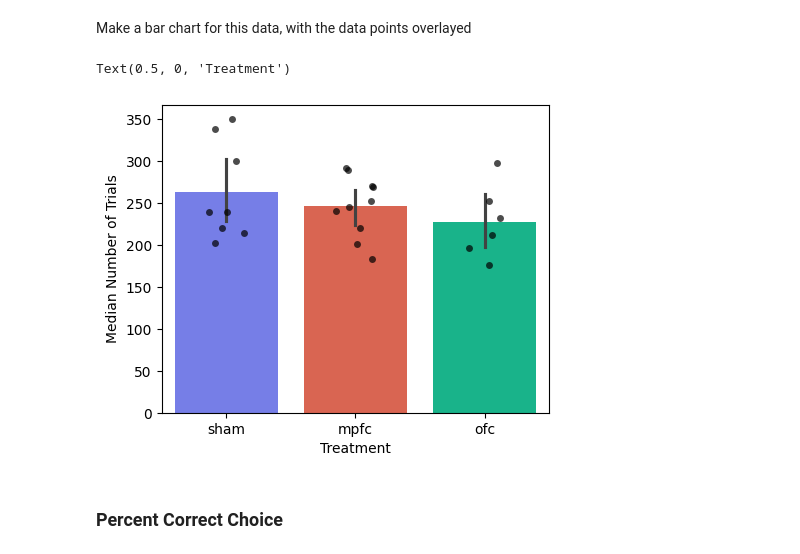
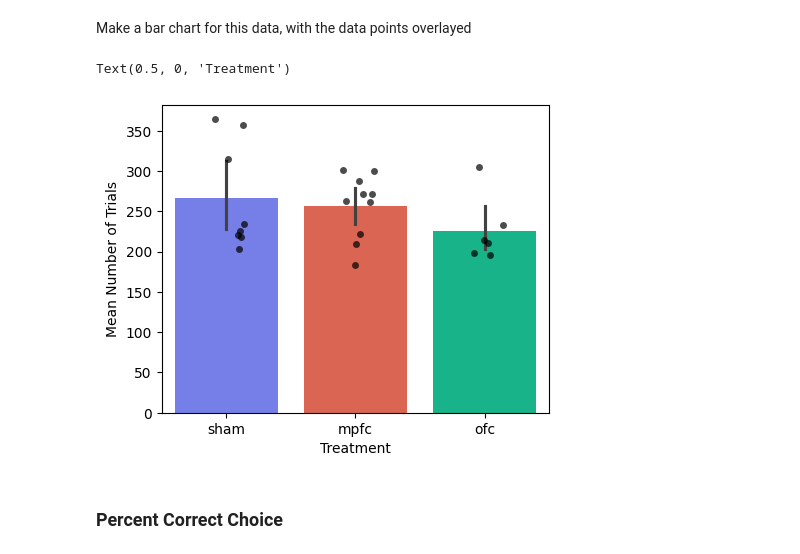
Before and after one commit to BenjoLiving/matching-pennies, a Jupyter notebook: matching_pennies/analysis/experiments/lesion_study_normal.ipynb, the cells around one changed output. Cells and saved outputs as stored; diff of their text form; code cells hidden in the pictures.

```diff
--- a/matching_pennies/analysis/experiments/lesion_study_normal.ipynb
+++ b/matching_pennies/analysis/experiments/lesion_study_normal.ipynb
@@ -1118,3 +1086,9 @@ shape: (24, 3)
+# %%
+max_trials = (
+    sdf
+    .group_by(["treatment", "animal_id"])
+    .agg(mean_trials = pl.mean("NumTrials"))
+)
 # %% [markdown]
 Make a bar chart for this data, with the data points overlayed
 # %%
@@ -1126,37 +1100,42 @@ palette = {
     "sham": "#636efaff",
     "mpfc": "#ef553bff",
     "ofc": "#00cc96ff"
 }
 
 fig, ax = plt.subplots(figsize=(5, 4))
 
 sns.barplot(
     data=df,
     x="treatment",
-    y="median_trials",
+    y="mean_trials",
     hue="treatment",
     palette=palette,
     order=order,
     ax=ax,
     # errorbar=None
 )
 
 sns.stripplot(
     data=df,
     x="treatment",
-    y="median_trials",
+    y="mean_trials",
     order=order,
     ax=ax,
     color="black",
     jitter=0.15,     # horizontal spread so points don't sit on top of each other
     alpha=0.7,
 )
 
-ax.set_ylabel("Median Number of Trials")
+ax.set_ylabel("Mean Number of Trials")
 ax.set_xlabel("Treatment")
+
+# fig.savefig(
+#     fname="C:/Users/benli/Documents/projects/lesion_study/results/paper_analysis/notebook_figures/normal_mp/session_measures/mean_num_trials.svg",
+#     format="svg"
+# )
 # %% [output]
 Text(0.5, 0, 'Treatment')
-[figure, old version]
+[figure, new version]
 # %% [markdown]
 ### Percent Correct Choice
 # %% [markdown]
```
Also changed, not shown: parts of 33 cells of this notebook, 1 other file.
